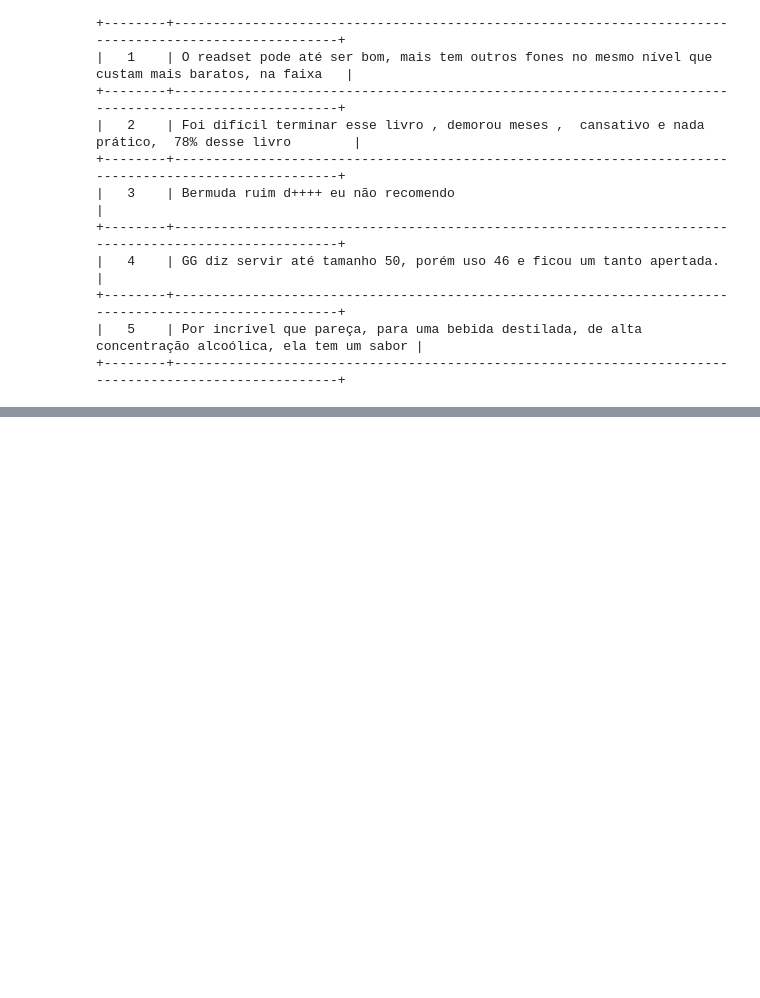
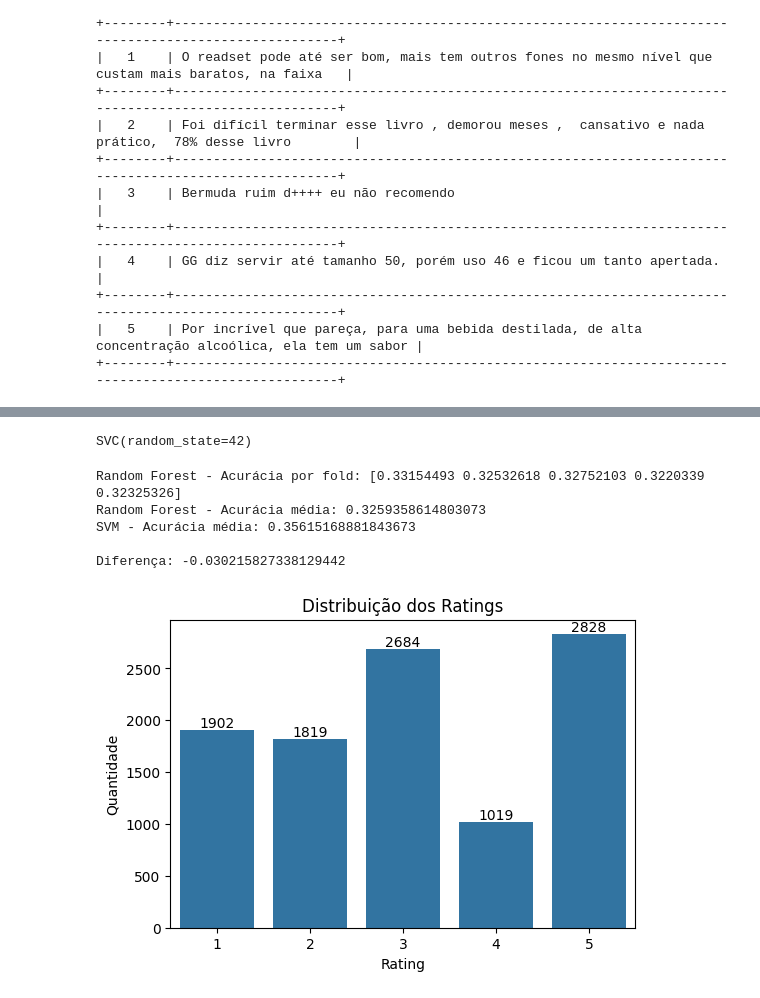
Before and after one commit to thiagocordeirum/DataMining_Rating_Prediction, a Jupyter notebook: rating_prediction.ipynb, the cells around one changed output, grey strips where cells are left out. Saved outputs shown, nothing was run; the diff lists cells and outputs as text; code cells hidden in the pictures; blank space fills up the shorter version.

```diff
--- a/rating_prediction.ipynb
+++ b/rating_prediction.ipynb
@@ -327,0 +1163,30 @@ print(scores)
+# %%
+model.fit(X_train_scaled, y_train)
+# %% [output]
+SVC(random_state=42)
+# %%
+pred = model.predict(X_test_scaled)
+# %%
+
+# === COMPARAÇÃO: RANDOM FOREST ===
+
+rf_model = RandomForestClassifier(n_estimators=100, random_state=42, n_jobs=-1)
+
+rf_scores = cross_val_score(
+    rf_model,
+    X_train_scaled,
+    y_train,
+    cv=kf,
+    scoring="accuracy"
+)
+
+print("Random Forest - Acurácia por fold:", rf_scores)
+print("Random Forest - Acurácia média:", rf_scores.mean())
+print("SVM - Acurácia média:", scores.mean())
+print("\nDiferença:", rf_scores.mean() - scores.mean())
+# %% [output]
+Random Forest - Acurácia por fold: [0.33154493 0.32532618 0.32752103 0.3220339  0.32325326]
+Random Forest - Acurácia média: 0.3259358614803073
+SVM - Acurácia média: 0.35615168881843673
+
+Diferença: -0.030215827338129442
@@ -327,0 +1250,25 @@ print(scores)
+# %%
+pred_distribution = pd.Series(pred).value_counts().sort_index().reset_index()
+pred_distribution.columns = ["rating", "count"]
+
+plt.figure(figsize=(6,4))
+
+ax = sns.barplot(x="rating", y="count", data=pred_distribution)
+
+plt.title("Distribuição dos Ratings")
+plt.xlabel("Rating")
+plt.ylabel("Quantidade")
+
+for p in ax.patches:
+    ax.annotate(
+        f'{int(p.get_height())}',
+        (p.get_x() + p.get_width() / 2., p.get_height()),
+        ha='center',
+        va='center',
+        xytext=(0, 5),
+        textcoords='offset points'
+    )
+
+plt.show()
+# %% [output]
+[figure, added]
```
Also changed, not shown: parts of 38 cells of this notebook, 2 other files.
